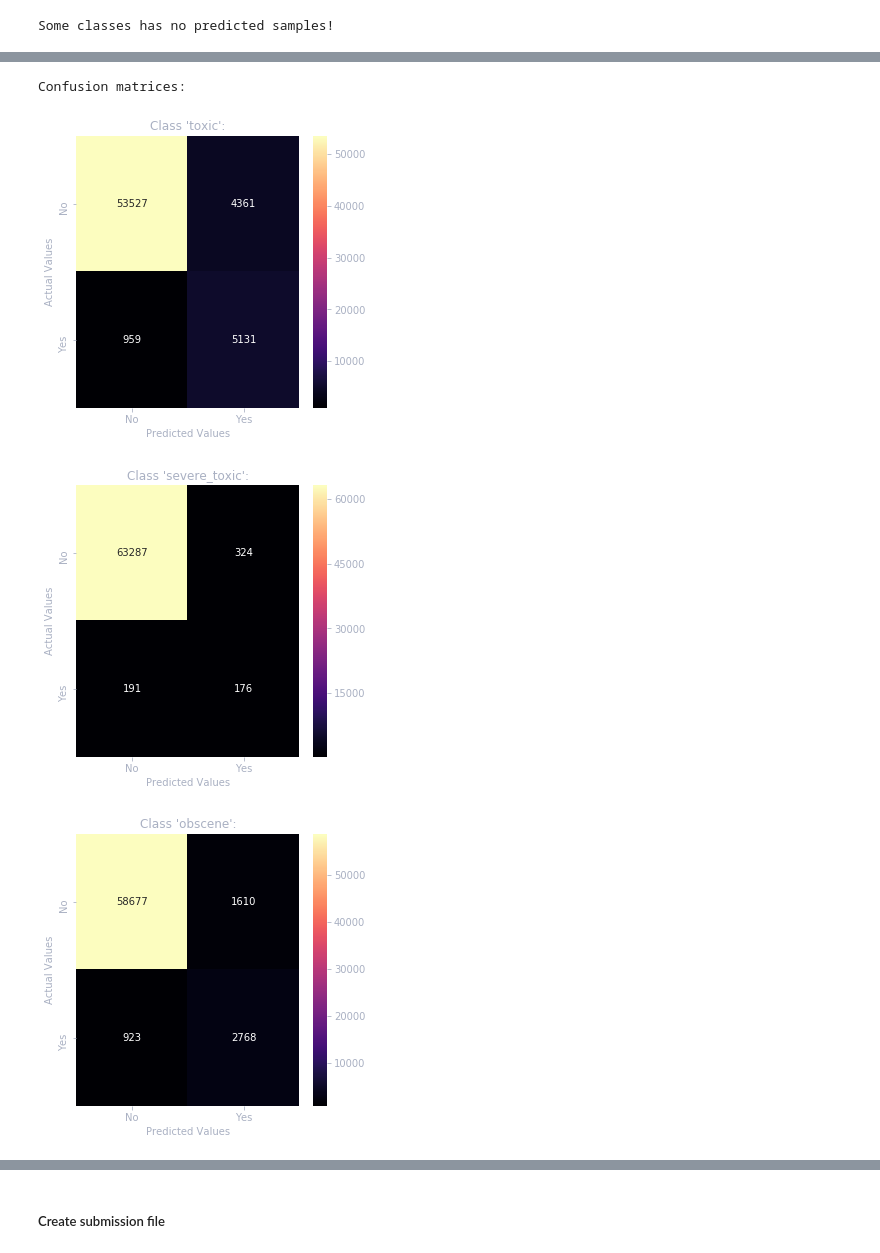
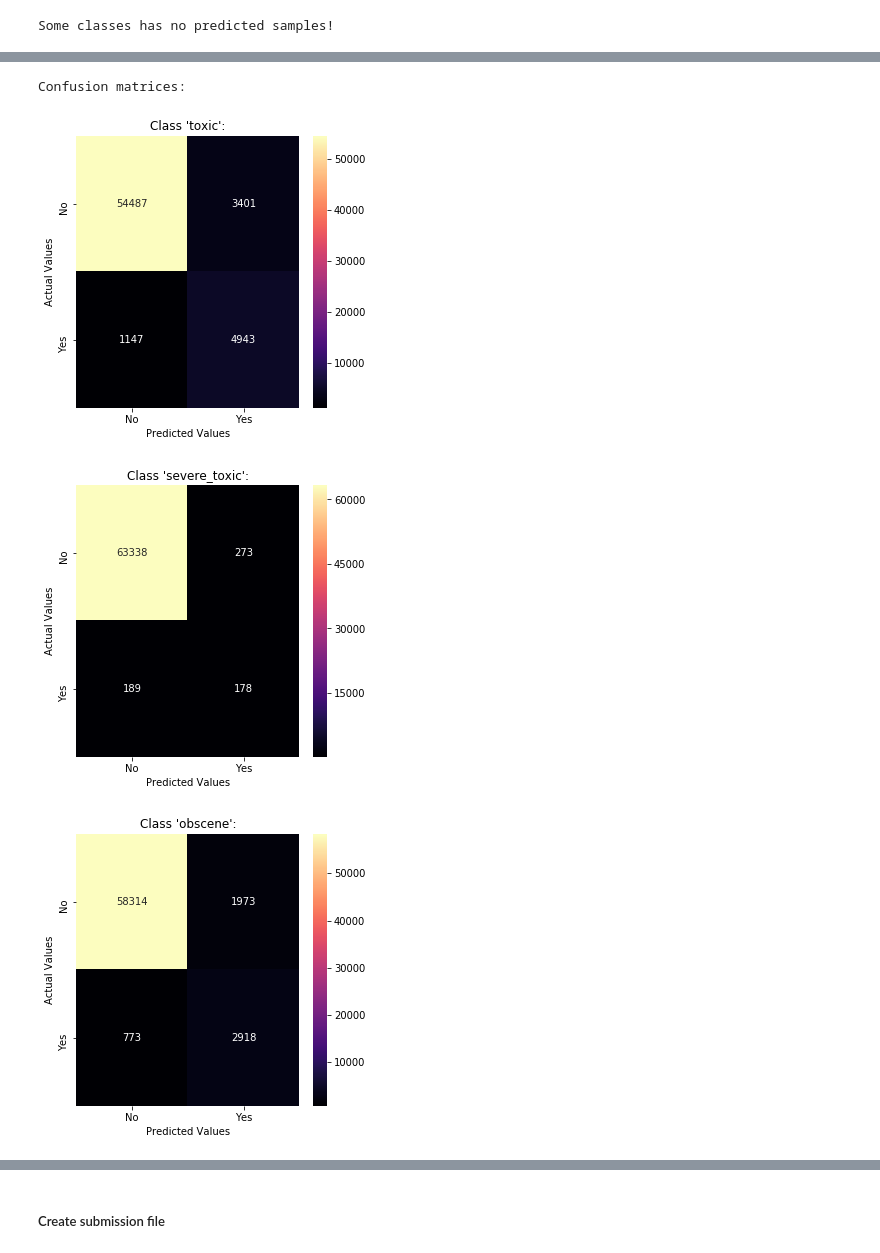
Before and after one commit to zistabar/detox, a Jupyter notebook: notebooks/Detox.ipynb, the cells around one changed output, grey strips where cells are left out. Saved outputs shown, nothing was run; the diff lists cells and outputs as text; code cells hidden in the pictures.

Commit message:
Prepare to GridSearch

```diff
--- a/notebooks/Detox.ipynb
+++ b/notebooks/Detox.ipynb
@@ -70,11 +70,11 @@ architecture_params = {}
 markov_oversamping_params = {}
 pretrained_embedding_params = {}
 
-markov_oversamping_params['oversample_with_markov'] = { 'name': 'Markov oversampling', 'value': False }
+markov_oversamping_params['oversample_with_markov'] = { 'name': 'Markov oversampling', 'value': True }
 markov_oversamping_params['include_clean_class'] = { 'name': 'Clean class by Markov', 'value': False }
-markov_oversamping_params['acceptable_imbalance_factor'] = .2
+markov_oversamping_params['acceptable_imbalance_factor'] = .2 # ignored when 'oversample_with_markov' is False
 
-pretrained_embedding_params['use_pretrained_embedding'] = { 'name': 'Pretrained embeddings', 'value': False }
+pretrained_embedding_params['use_pretrained_embedding'] = { 'name': 'Pretrained embeddings', 'value': True }
 pretrained_embedding_params['active_embedding'] = 'glove' # ignored when 'use_pretrained_embedding' is False
 
 architecture_params['use_class_weightening'] = { 'name': 'Class weightening', 'value': False }
@@ -872,7 +879,7 @@ Set of params:
 # %% [markdown]
 ##### Save and load model
 # %%
-model_name = 'simple'
+model_name = 'markov-glove-optimized'
 model_file = f'{model_name}.model.json'
 weights_file = f'{model_name}.weights.h5'
 config_file = f'{model_name}.config.json'
@@ -1018,22 +1020,30 @@ Sensitivity:    0.708
+# %%
+# todo: delete whole cell after searchgrid
+COLOR = 'black'
+plt.rcParams['text.color'] = COLOR
+plt.rcParams['axes.labelcolor'] = COLOR
+plt.rcParams['xtick.color'] = COLOR
+plt.rcParams['ytick.color'] = COLOR
 # %%
 conf_matrices = {}
 for label in range(len(classes_names)):
     y_test_label = y_test[:, label]
     y_pred_label = y_pred[:, label]
     conf_matrices[classes_names[label]] = confusion_matrix(y_pred=y_pred_label, y_true=y_test_label)
 
 print("Confusion matrices:")
 for label, matrix in conf_matrices.items():
     df_cm = pd.DataFrame(matrix, index = [i for i in ['No', 'Yes']], columns = [i for i in ['No', 'Yes']])
     plt.figure(figsize = (5, 5))
     ax = plt.axes()
-    sns.heatmap(df_cm, annot=True, cmap='magma', fmt='g')
+    sns_plot = sns.heatmap(df_cm, annot=True, cmap='magma', fmt='g')
     ax.set_title("Class '{}':".format(label))
     ax.set_ylabel('Actual Values')
     ax.set_xlabel('Predicted Values')
+    sns_plot.get_figure().savefig(f'{IMAGES_PATH}/work/cm-{model_name}-{label}.png') # todo: delete after searchgrid
     plt.show()
 # %% [output]
 Confusion matrices:
-[figure, old version]
+[figure, new version]
-[figure, old version]
+[figure, new version]
-[figure, old version]
+[figure, new version]
```
Also changed, not shown: parts of 34 cells of this notebook, 1 other file.
